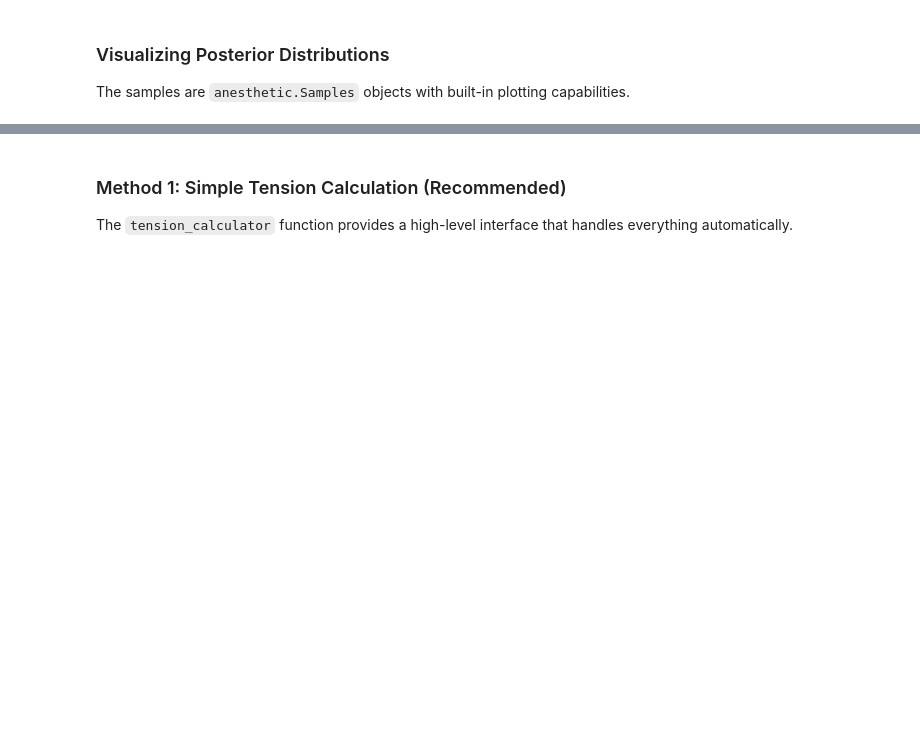
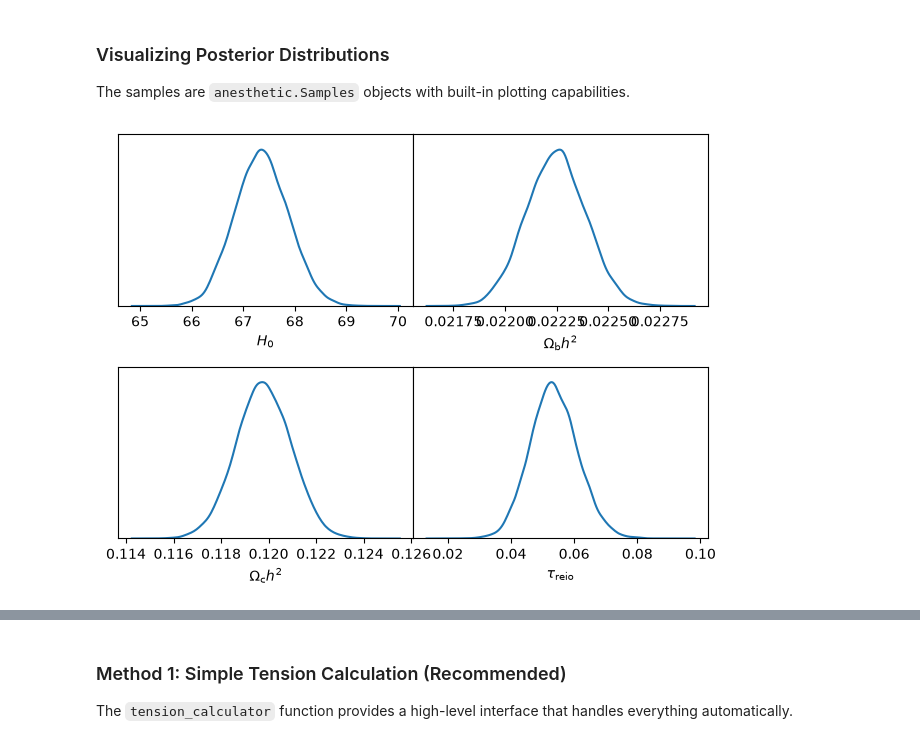
Before and after one commit to handley-lab/unimpeded, a Jupyter notebook: unimpeded_tutorial.ipynb, the cells around one changed output, grey strips where cells are left out. Cells and saved outputs as stored; diff of their text form; code cells hidden in the pictures; blank space fills up the shorter version.

```diff
--- a/unimpeded_tutorial.ipynb
+++ b/unimpeded_tutorial.ipynb
@@ -96,11 +128,13 @@ print(list(info.keys()))
 The samples are `anesthetic.Samples` objects with built-in plotting capabilities.
 # %%
 # Plot 1D marginalized posteriors for key cosmological parameters
-# Common parameters: 'H0', 'omegabh2', 'omegach2', 'tau', 'ns', 'logA'
-params_to_plot = ['H0', 'omegabh2', 'omegach2', 'tau']  # Adjust based on what's available
+# Common parameters: 'H0', 'ombh2', 'omch2', 'tau', 'ns', 'logA'
+params_to_plot = ['H0', 'ombh2', 'omch2', 'tau']  # Adjust based on what's available
 
-fig, axes = samples.plot_1d(params_to_plot)
+axes = samples.plot_1d(params_to_plot)
 plt.tight_layout()
 plt.show()
+# %% [output]
+[figure, added]
 # %%
 # Plot 2D contours (corner plot)
```
Also changed, not shown: parts of 21 cells of this notebook, 3 other files.
